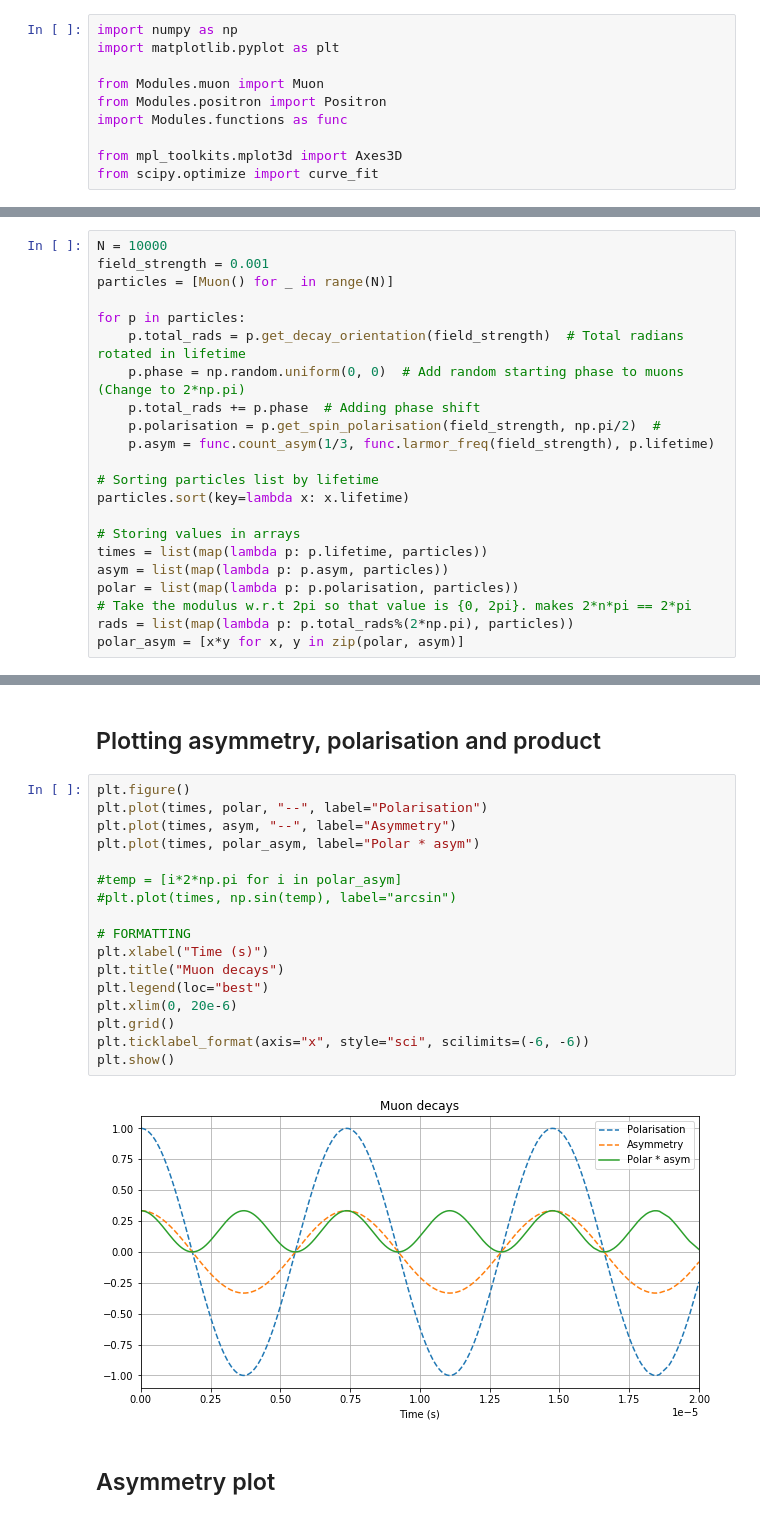
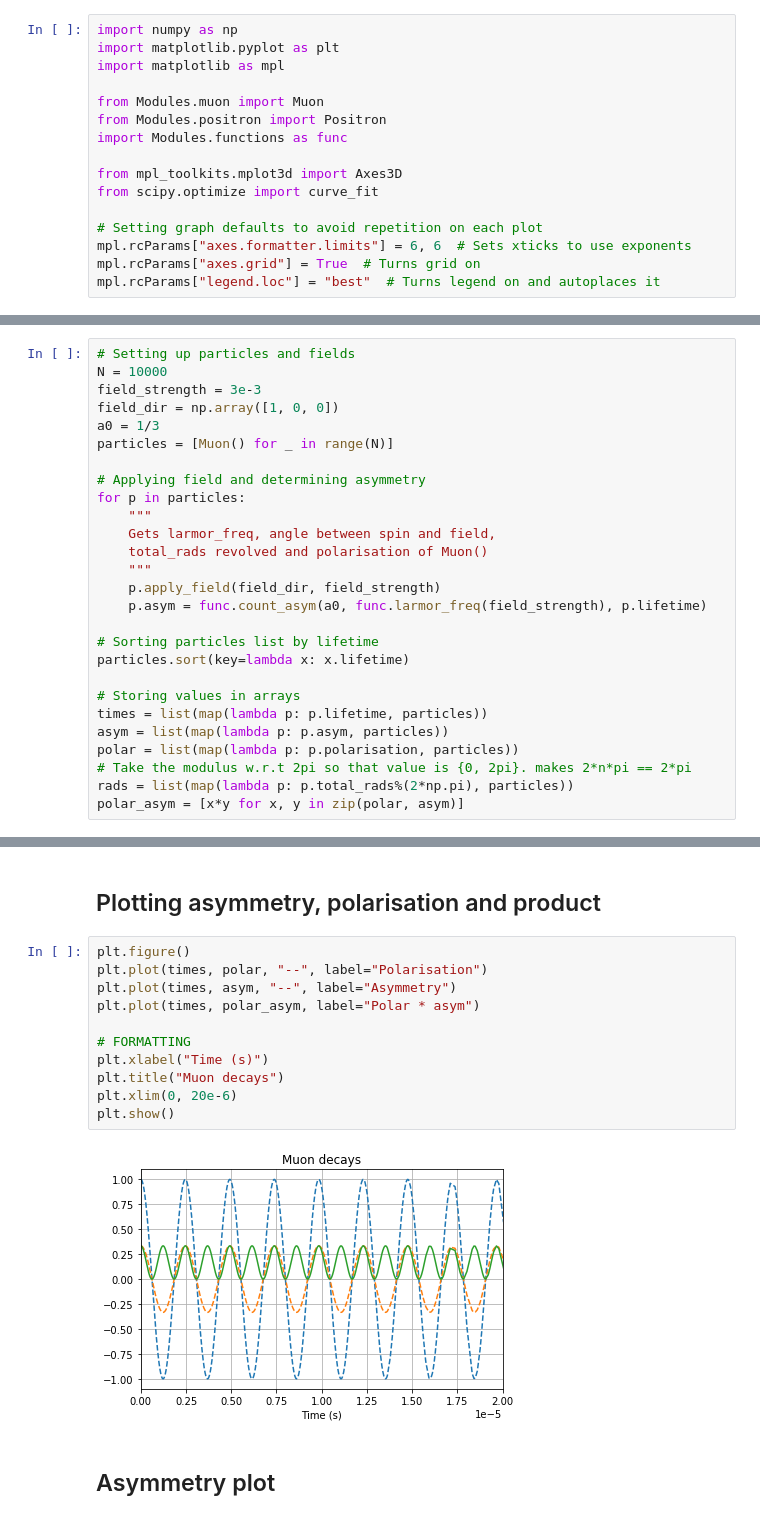
Before and after one commit to AJO-Python/Muon_magnets, a Jupyter notebook: Project_notebook.ipynb, the cells around one changed output, grey strips where cells are left out. Drawn from its saved outputs; the diff is of its cells as text.

```diff
--- a/Project_notebook.ipynb
+++ b/Project_notebook.ipynb
@@ -3,6 +3,7 @@
 # %%
 import numpy as np
 import matplotlib.pyplot as plt
+import matplotlib as mpl
 
 from Modules.muon import Muon
 from Modules.positron import Positron
@@ -10,21 +11,31 @@ import Modules.functions as func
 
 from mpl_toolkits.mplot3d import Axes3D
 from scipy.optimize import curve_fit
+
+# Setting graph defaults to avoid repetition on each plot
+mpl.rcParams["axes.formatter.limits"] = 6, 6  # Sets xticks to use exponents
+mpl.rcParams["axes.grid"] = True  # Turns grid on
+mpl.rcParams["legend.loc"] = "best"  # Turns legend on and autoplaces it
 # %% [markdown]
 ## Setting up muons with all attributes
 # %% [markdown]
 Generate "N" muons and create/store attributes dependent on lifetime, field strength, and field direction
 # %%
+# Setting up particles and fields
 N = 10000
-field_strength = 0.001
+field_strength = 3e-3
+field_dir = np.array([1, 0, 0])
+a0 = 1/3
 particles = [Muon() for _ in range(N)]
 
+# Applying field and determining asymmetry
 for p in particles:
-    p.total_rads = p.get_decay_orientation(field_strength)  # Total radians rotated in lifetime
-    p.phase = np.random.uniform(0, 0)  # Add random starting phase to muons (Change to 2*np.pi)
-    p.total_rads += p.phase  # Adding phase shift
-    p.polarisation = p.get_spin_polarisation(field_strength, np.pi/2)  #
-    p.asym = func.count_asym(1/3, func.larmor_freq(field_strength), p.lifetime)
+    """
+    Gets larmor_freq, angle between spin and field,
+    total_rads revolved and polarisation of Muon()
+    """
+    p.apply_field(field_dir, field_strength)
+    p.asym = func.count_asym(a0, func.larmor_freq(field_strength), p.lifetime)
 
 # Sorting particles list by lifetime
 particles.sort(key=lambda x: x.lifetime)
@@ -57,22 +68,16 @@ A histogram plot of the lifetimes confirms this works.
 # %%
 plt.figure()
 plt.plot(times, polar, "--", label="Polarisation")
 plt.plot(times, asym, "--", label="Asymmetry")
 plt.plot(times, polar_asym, label="Polar * asym")
 
-#temp = [i*2*np.pi for i in polar_asym]
-#plt.plot(times, np.sin(temp), label="arcsin")
-
 # FORMATTING
 plt.xlabel("Time (s)")
 plt.title("Muon decays")
-plt.legend(loc="best")
 plt.xlim(0, 20e-6)
-plt.grid()
-plt.ticklabel_format(axis="x", style="sci", scilimits=(-6, -6))
 plt.show()
 # %% [output]
-[figure, old version]
+[figure, new version]
 # %% [markdown]
 ## Asymmetry plot
 # %%
```
Also changed, not shown: parts of 10 cells of this notebook.
